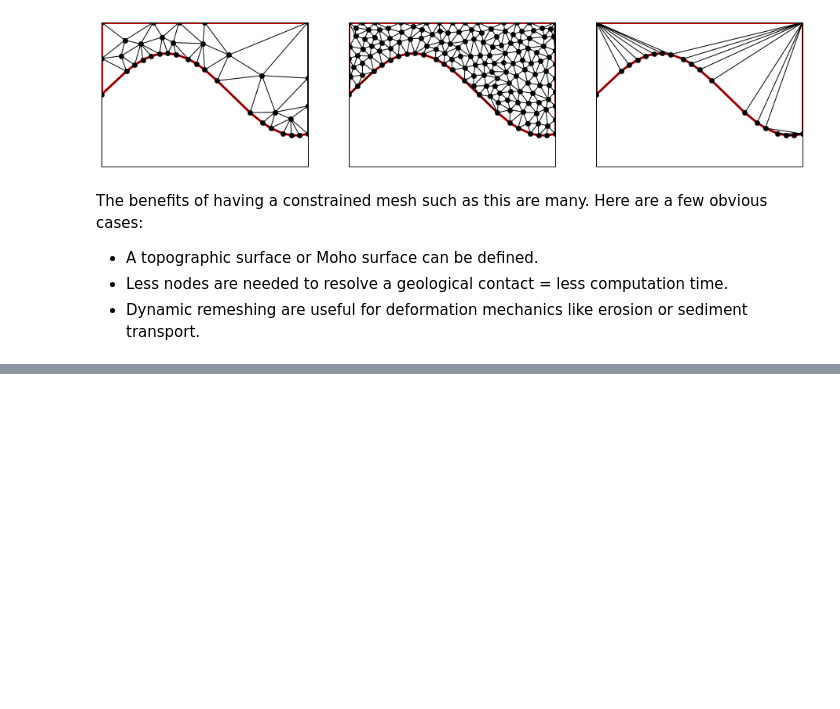
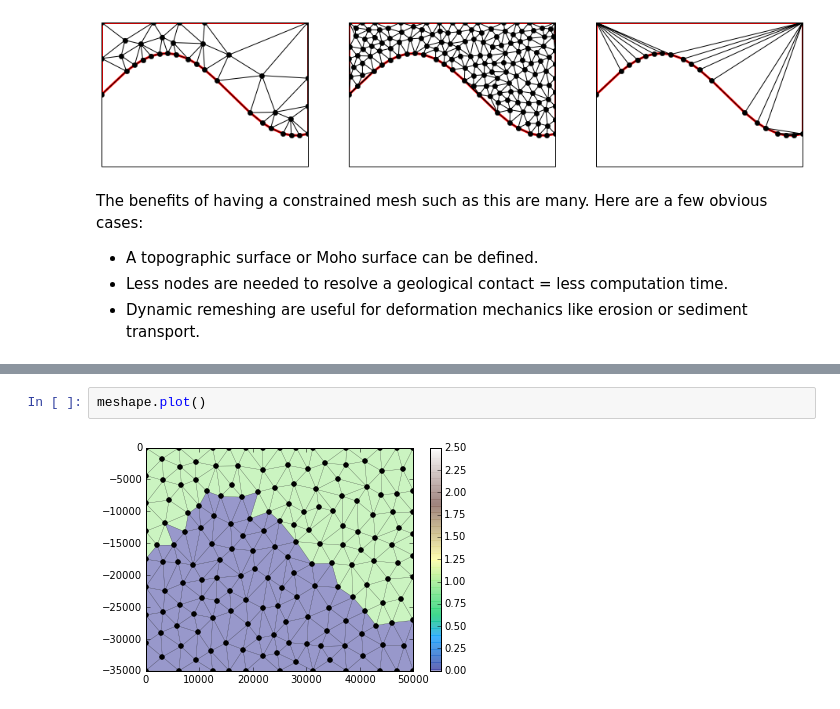
Before and after one commit to lmoresi/badlands_lethe, a Jupyter notebook: Notebooks/MeshingAbout.ipynb, the cells around one changed output, grey strips where cells are left out. Drawn from its saved outputs; the diff is of its cells as text; blank space fills up the shorter version.

```diff
--- a/Notebooks/MeshingAbout.ipynb
+++ b/Notebooks/MeshingAbout.ipynb
@@ -170,0 +230,4 @@ The benefits of having a constrained mesh such as this are many. Here are a few
+# %%
+meshape.plot()
+# %% [output]
+[figure, added]
```
Also changed, not shown: parts of 16 cells of this notebook, 4 other files.
